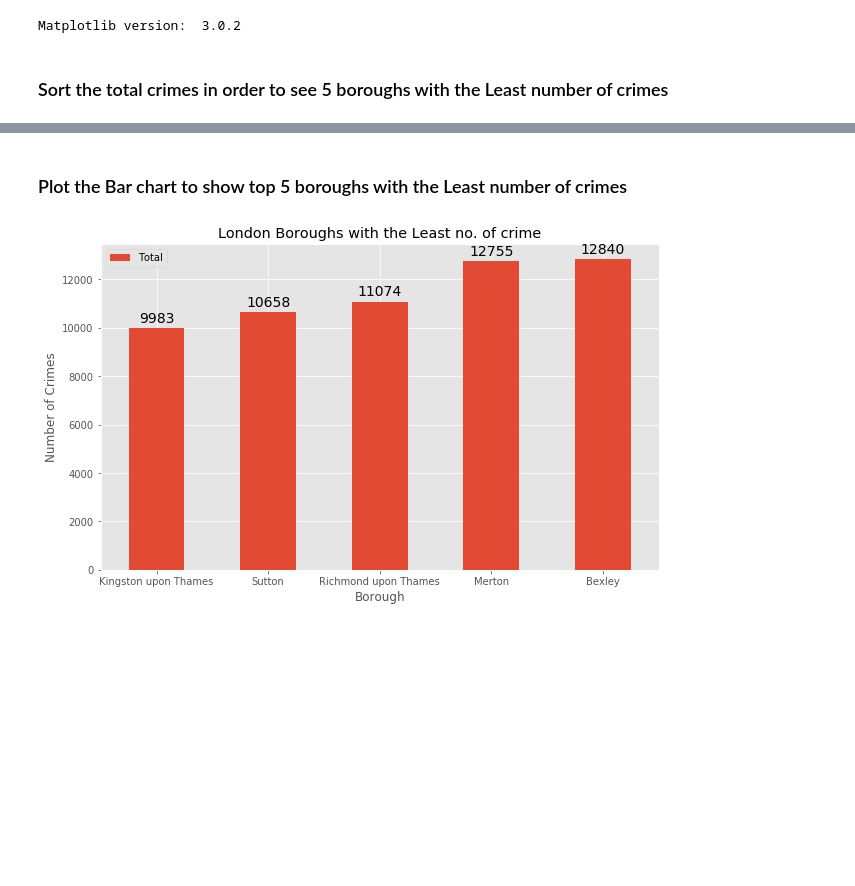
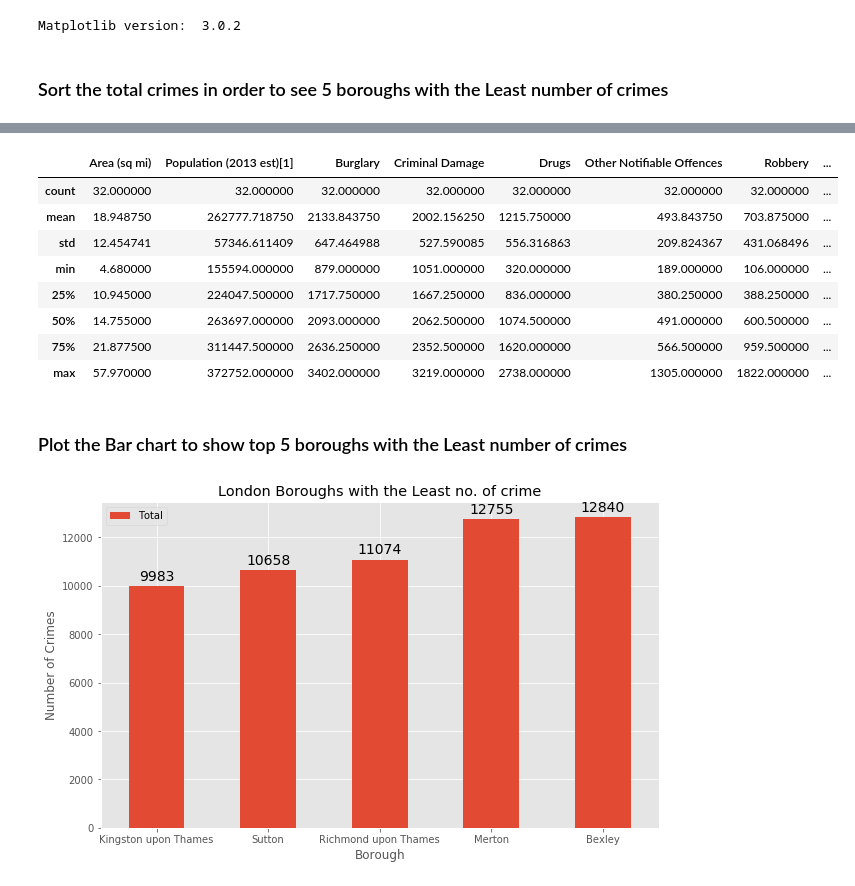
Before and after one commit to Kalpesh-Nahire/Battle-Of-Neighborhoods-London, a Jupyter notebook: The_Battle_of_Neighborhoods_Part_2_Book.ipynb, the cells around one changed output, grey strips where cells are left out. Drawn from its saved outputs; the diff is of its cells as text; code cells hidden in the pictures; blank space fills up the shorter version.

```diff
--- a/The_Battle_of_Neighborhoods_Part_2_Book.ipynb
+++ b/The_Battle_of_Neighborhoods_Part_2_Book.ipynb
@@ -336,6 +333,18 @@ df_top5
 | 25 | Richmond upon Thames | Richmond upon Thames London Borou... | Liberal Democrat | Civic Centre, 44 York Street | 22.17 | 191365 | ... |
 | 22 | Merton | Merton London Borough Council | Labour | Civic Centre, London Road | 14.52 | 203223 | ... |
 | 2 | Bexley | Bexley London Borough Council | Conservative | Civic Offices, 2 Watling Street | 23.38 | 236687 | ... |
+# %%
+London_borough_crime.describe()
+# %% [output]
+|  | Area (sq mi) | Population (2013 est)[1] | Burglary | Criminal Damage | Drugs | Other Notifiable Offences | Robbery | ... |
+| count | 32.000000 | 32.000000 | 32.000000 | 32.000000 | 32.000000 | 32.000000 | 32.000000 | ... |
+| mean | 18.948750 | 262777.718750 | 2133.843750 | 2002.156250 | 1215.750000 | 493.843750 | 703.875000 | ... |
+| std | 12.454741 | 57346.611409 | 647.464988 | 527.590085 | 556.316863 | 209.824367 | 431.068496 | ... |
+| min | 4.680000 | 155594.000000 | 879.000000 | 1051.000000 | 320.000000 | 189.000000 | 106.000000 | ... |
+| 25% | 10.945000 | 224047.500000 | 1717.750000 | 1667.250000 | 836.000000 | 380.250000 | 388.250000 | ... |
+| 50% | 14.755000 | 263697.000000 | 2093.000000 | 2062.500000 | 1074.500000 | 491.000000 | 600.500000 | ... |
+| 75% | 21.877500 | 311447.500000 | 2636.250000 | 2352.500000 | 1620.000000 | 566.500000 | 959.500000 | ... |
+| max | 57.970000 | 372752.000000 | 3402.000000 | 3219.000000 | 2738.000000 | 1305.000000 | 1822.000000 | ... |
 # %% [markdown]
 ### Plot the Bar chart to show top 5 boroughs with the Least number of crimes
 # %%
```
Also changed, not shown: parts of 14 cells of this notebook.
